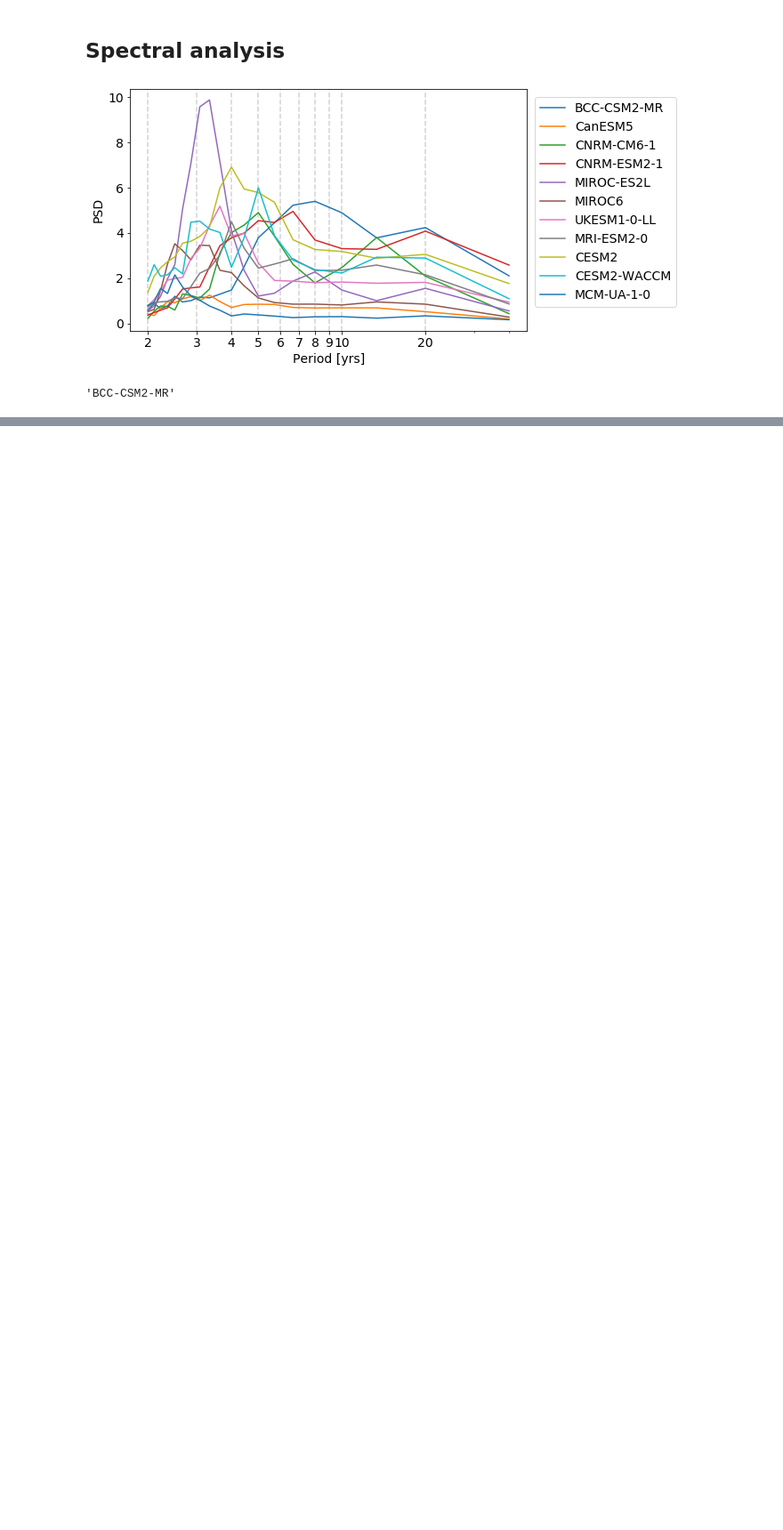
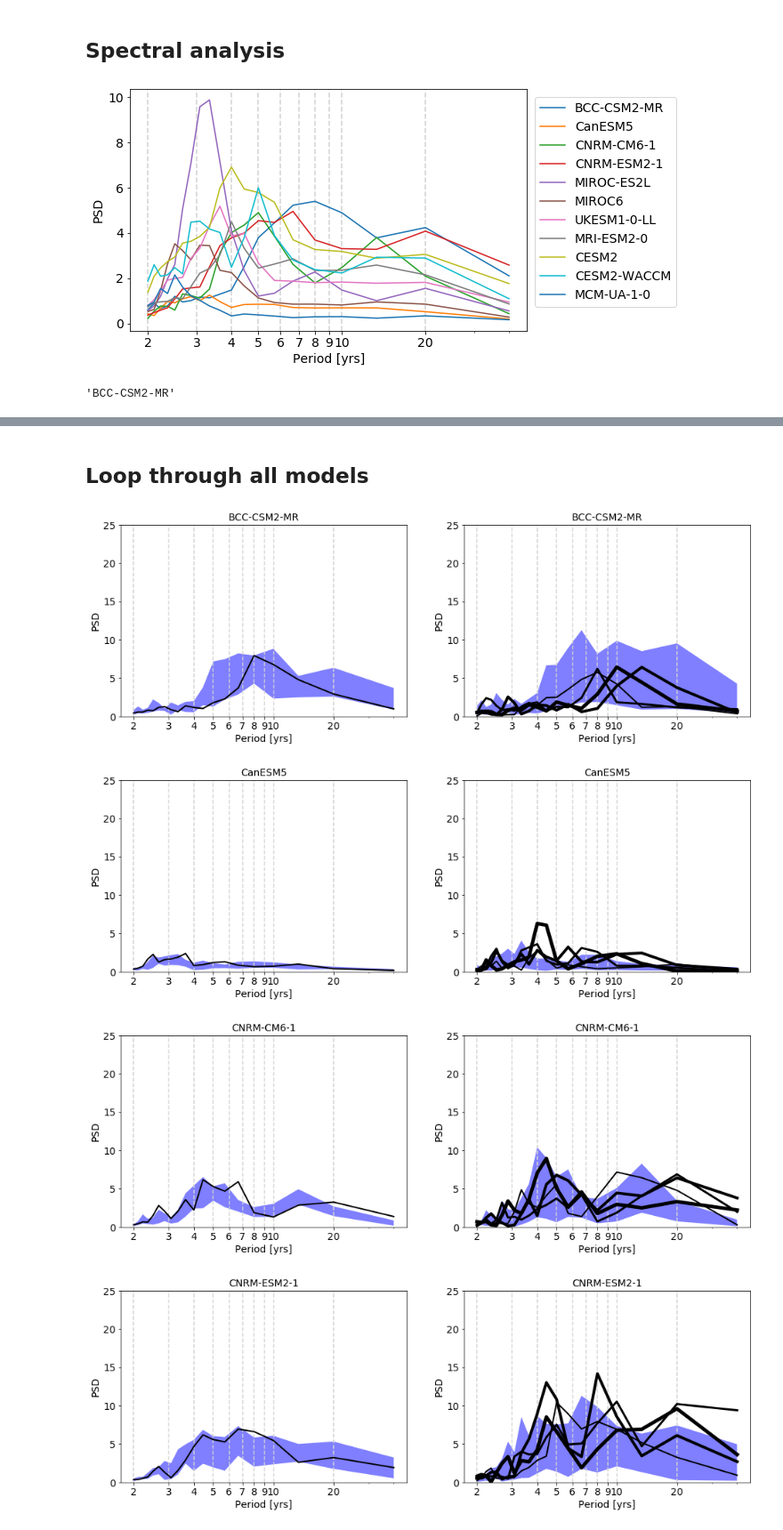
Before and after one commit to Hegebf/enso_paper, a Jupyter notebook: notebooks/single_member_analyses.ipynb, the cells around one changed output, grey strips where cells are left out. Shown at 89% size. Drawn from its saved outputs; the diff is of its cells as text; code cells hidden in the pictures; blank space fills up the shorter version.

```diff
--- a/notebooks/single_member_analyses.ipynb
+++ b/notebooks/single_member_analyses.ipynb
@@ -282,0 +324,75 @@ for k in np.arange(0,len(x)-seg_length+1,50):
+# %% [markdown]
+## Loop through all models
+# %%
+# plot vertical lines at given periods:
+xcoords = [2, 3, 4, 5, 6, 7, 8, 9, 10, 20]
+
+for model in models:
+    fig, ax = plt.subplots(ncols = 2, figsize = (8*2,5))
+    exp = 'piControl';
+
+    seg_length = 165; nperseg = 40
+    overlap = seg_length - 30;
+    x = anomalies[model][exp][:500]
+    for xc in xcoords:
+        ax[0].axvline(x=xc, color='lightgray', linestyle='--')
+        ax[1].axvline(x=xc, color='lightgray', linestyle='--')
+    starttimes = np.arange(0,len(x)-seg_length+1,seg_length - overlap)
+    segment_list = np.full((len(starttimes), seg_length), np.nan)
+    Pxx_list = np.full((len(starttimes), int(nperseg/2)), np.nan)
+    for (i,k) in enumerate(starttimes):
+        segment = x[k:k+seg_length]; segment_list[i] = segment
+        f, Pxx = signal.welch(segment, nperseg=nperseg); Pxx_list[i] = Pxx[1:]
+    # find min and max values obtained at each frequency:
+    min_vals = np.zeros(int(nperseg/2)); max_vals = np.zeros(int(nperseg/2));
+    for (i,fi) in enumerate(f[1:]):
+        Pxx_i = Pxx_list[:,i]
+        min_vals[i] = Pxx_i.min()
+        max_vals[i] = Pxx_i.max()
+    ax[0].fill_between(1/f[1:], np.flip(min_vals), np.flip(max_vals), facecolor='blue', alpha=0.5)
+
+    exp = 'historical'
+    x = anomalies[model][exp]
+    f, Pxx = signal.welch(x, nperseg=nperseg);
+    ax[0].semilogx(1/f[1:], np.flip(Pxx[1:]), color = "black", linewidth = 2)
+
+
+    # plot for ssp
+    exp = 'piControl'
+    seg_length = 86; nperseg = 40
+    overlap = seg_length - 30;
+    x = anomalies[model][exp][:500]
+    starttimes = np.arange(0,len(x)-seg_length+1,seg_length - overlap)
+    segment_list = np.full((len(starttimes), seg_length), np.nan)
+    Pxx_list = np.full((len(starttimes), int(nperseg/2)), np.nan)
+    for (i,k) in enumerate(starttimes):
+        segment = x[k:k+seg_length]; segment_list[i] = segment
+        f, Pxx = signal.welch(segment, nperseg=nperseg); Pxx_list[i] = Pxx[1:]
+    # find min and max values obtained at each frequency:
+    min_vals = np.zeros(int(nperseg/2)); max_vals = np.zeros(int(nperseg/2));
+    for (i,fi) in enumerate(f[1:]):
+        Pxx_i = Pxx_list[:,i]
+        min_vals[i] = Pxx_i.min()
+        max_vals[i] = Pxx_i.max()
+    ax[1].fill_between(1/f[1:], np.flip(min_vals), np.flip(max_vals), facecolor='blue', alpha=0.5)
+
+    for (expind, exp) in enumerate(['ssp126', 'ssp245', 'ssp370', 'ssp585']):
+        if exp in anomalies[model].keys():
+            x = anomalies[model][exp][:seg_length]
+            f, Pxx = signal.welch(x, nperseg=nperseg);
+            ax[1].semilogx(1/f[1:], np.flip(Pxx[1:]), color = "black", linewidth = expind + 2)
+
+    for axis in ax:
+        axis.set_xticks(np.array(xcoords))
+        axis.set_xticklabels(np.array(xcoords))
+        axis.set_xlabel('Period [yrs]', fontsize = 14)
+        axis.set_title(model, fontsize = 14)
+        axis.set_ylabel('PSD', fontsize = 14)
+        axis.tick_params(axis='both', labelsize = 14)
+        axis.set_ylim(0, 25)
+    plt.show()
+# %% [output]
+[figure, added]
+[figure, added]
+[figure, added]
+[figure, added]
```
Also changed, not shown: parts of 3 cells of this notebook.
